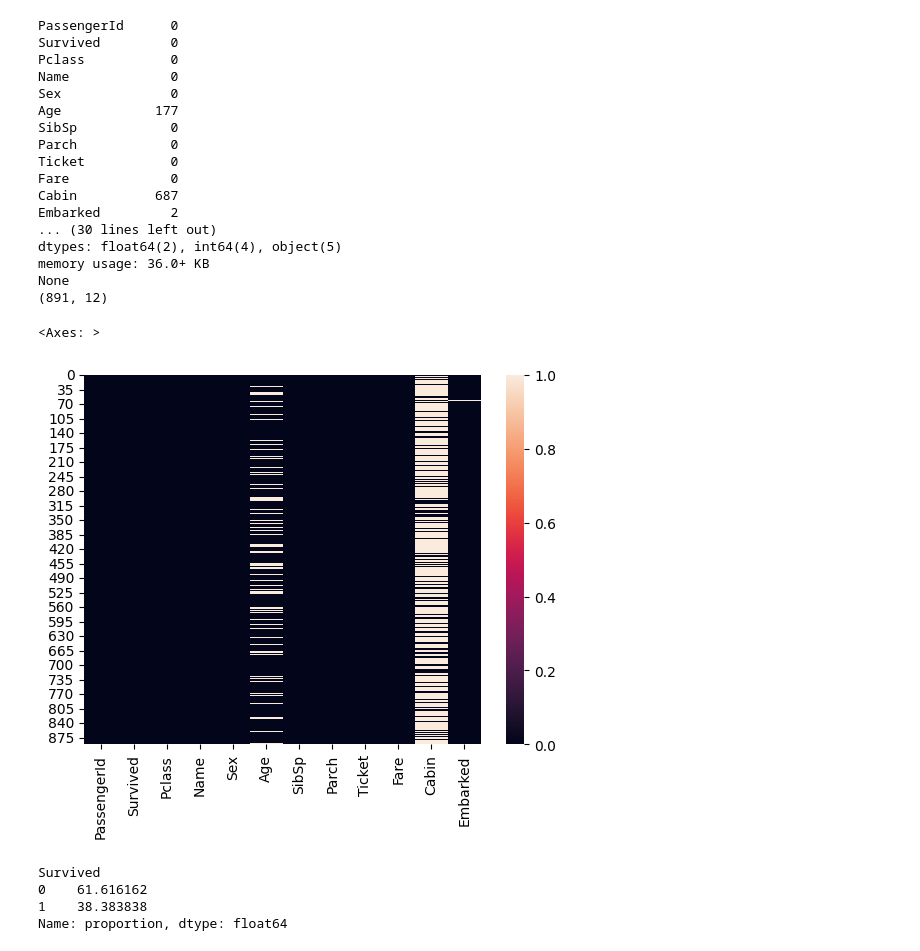
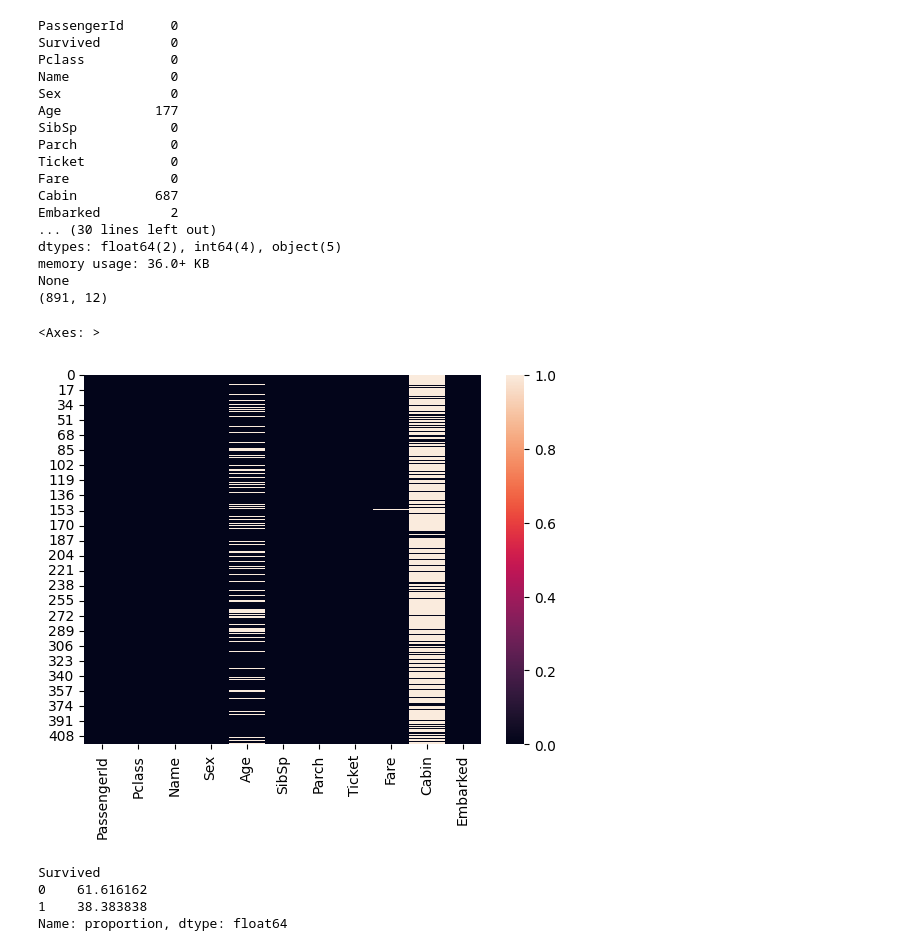
Before and after one commit to BOUTAMGHARINE/kaggle-titanic, a Jupyter notebook: notebook/ main.ipynb, the cells around one changed output. Cells and saved outputs as stored; diff of their text form; code cells hidden in the pictures.

```diff
--- a/notebook/ main.ipynb
+++ b/notebook/ main.ipynb
@@ -15,35 +15,35 @@ from sklearn.svm import SVC
 
 
 train = pd.read_csv("../data/train.csv")
 test = pd.read_csv("../data/test.csv")
 
 print(train.isnull().sum())
 print("-----------------------------------")
 print(test.isnull().sum())
 print(test.info())
 print(train.shape)
 test.shape
-sns.heatmap(train.isnull())
+sns.heatmap(test.isnull())
 # %% [output]
 PassengerId      0
 Survived         0
 Pclass           0
 Name             0
 Sex              0
 Age            177
 SibSp            0
 Parch            0
 Ticket           0
 Fare             0
 Cabin          687
 Embarked         2
 ... (30 lines left out)
 dtypes: float64(2), int64(4), object(5)
 memory usage: 36.0+ KB
 None
 (891, 12)
 <Axes: >
-[figure, old version]
+[figure, new version]
 # %%
 train["Survived"].value_counts(normalize=True) * 100
 # %% [output]
```
Also changed, not shown: parts of 25 cells of this notebook, 3 other files.
